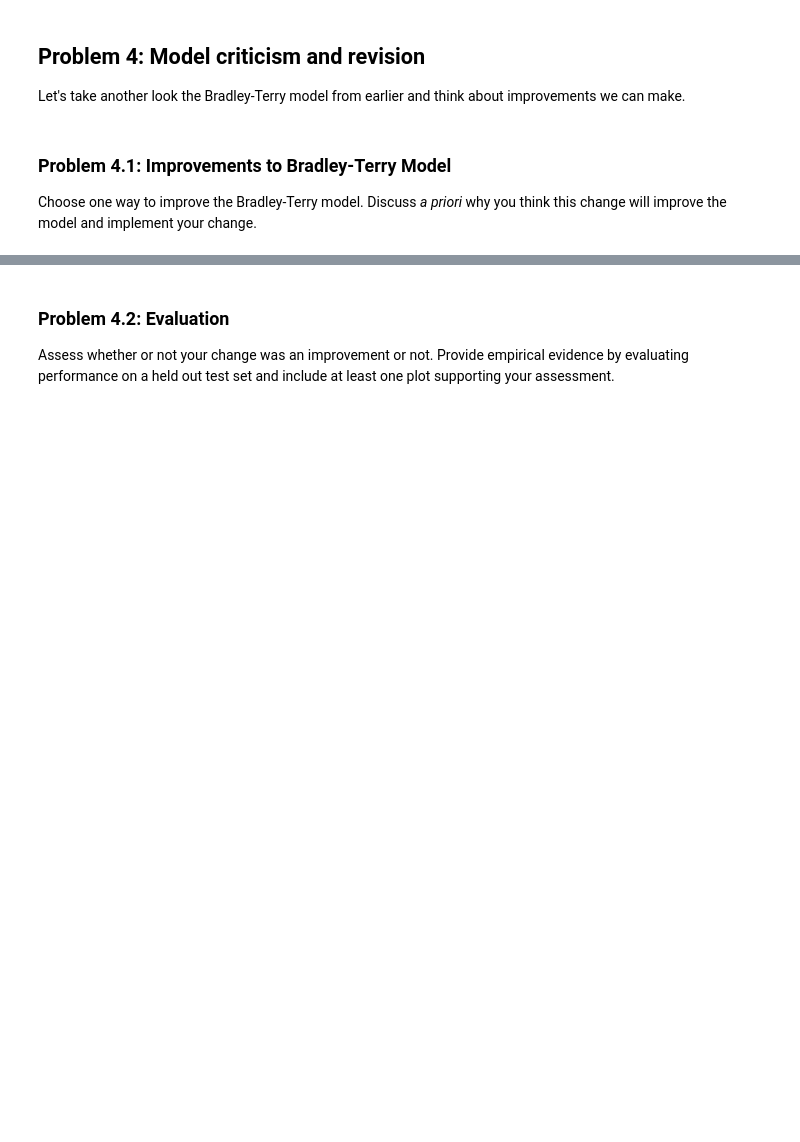
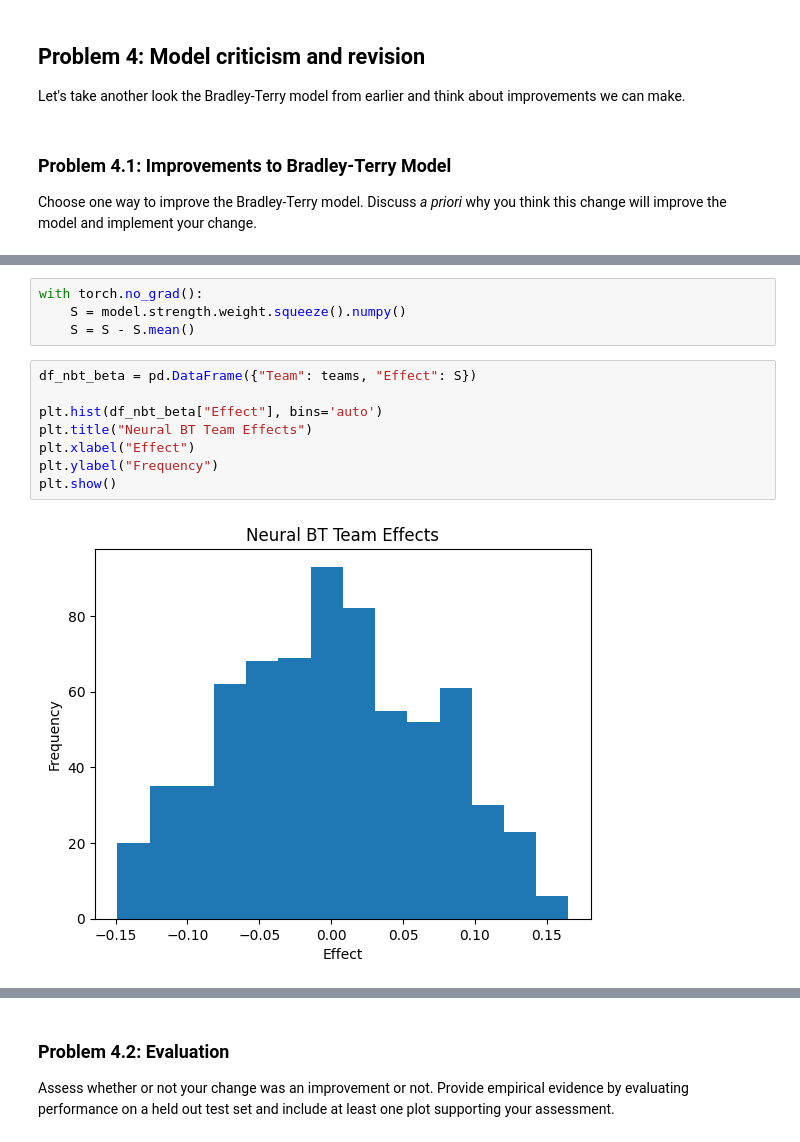
Before and after one commit to Zane-Liao/stats305b, a Jupyter notebook: hw1.ipynb, the cells around one changed output, grey strips where cells are left out. Saved outputs shown, nothing was run; the diff lists cells and outputs as text; blank space fills up the shorter version.

```diff
--- a/hw1.ipynb
+++ b/hw1.ipynb
@@ -483,0 +578,14 @@ Choose one way to improve the Bradley-Terry model. Discuss *a priori* why you th
+# %%
+with torch.no_grad():
+    S = model.strength.weight.squeeze().numpy()
+    S = S - S.mean()
+# %%
+df_nbt_beta = pd.DataFrame({"Team": teams, "Effect": S})
+
+plt.hist(df_nbt_beta["Effect"], bins='auto')
+plt.title("Neural BT Team Effects")
+plt.xlabel("Effect")
+plt.ylabel("Frequency")
+plt.show()
+# %% [output]
+[figure, added]
```
Also changed, not shown: parts of 12 cells of this notebook.
